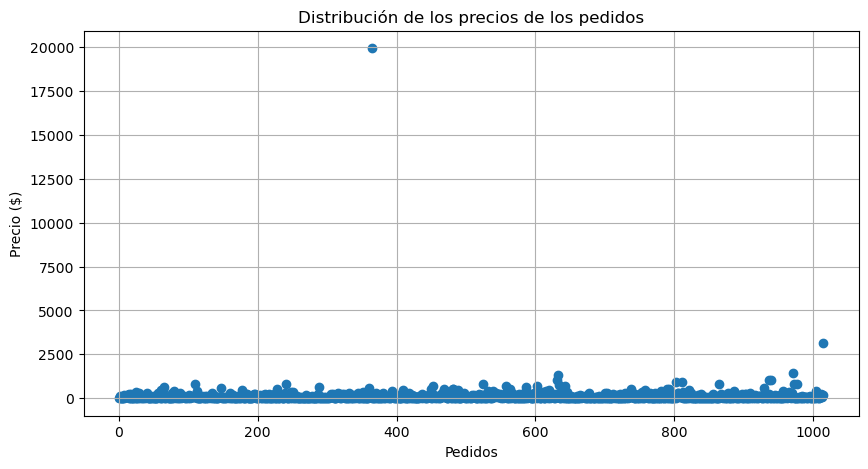
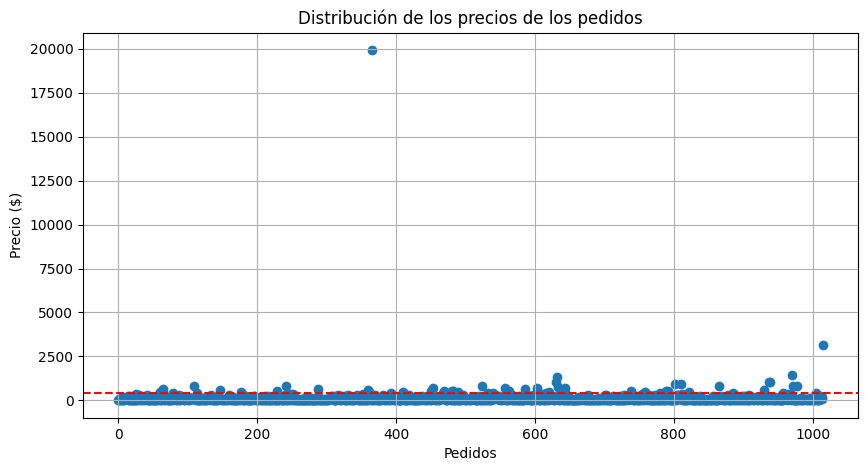
Unified diff of the notebook cell whose output changed from the first chart to the second:
--- before
+++ after
@@ -9,8 +9,17 @@
 plt.figure(figsize=(10, 5))
 plt.scatter(x_values, orders_clean['revenue'])
+percentil_95 = np.percentile(orders_clean['revenue'], 95) # Línea del percentil 95
+plt.axhline(
+    y=percentil_95,
+    color='red',
+    linestyle='--',
+    linewidth=1.5,
+    label=f'Percentil 95 (${percentil_95:.0f})'
+)
 plt.title('Distribución de los precios de los pedidos')
 plt.ylabel('Precio ($)')
 plt.xlabel('Pedidos')
 plt.grid(True)
+plt.savefig('images/07_outliers_precios_pedidos.png', dpi=150, bbox_inches='tight')  # Guardar la figura en la carpeta 'images'
 plt.show()
 

Commit: feat: Editar gráfico para mayor interpretación